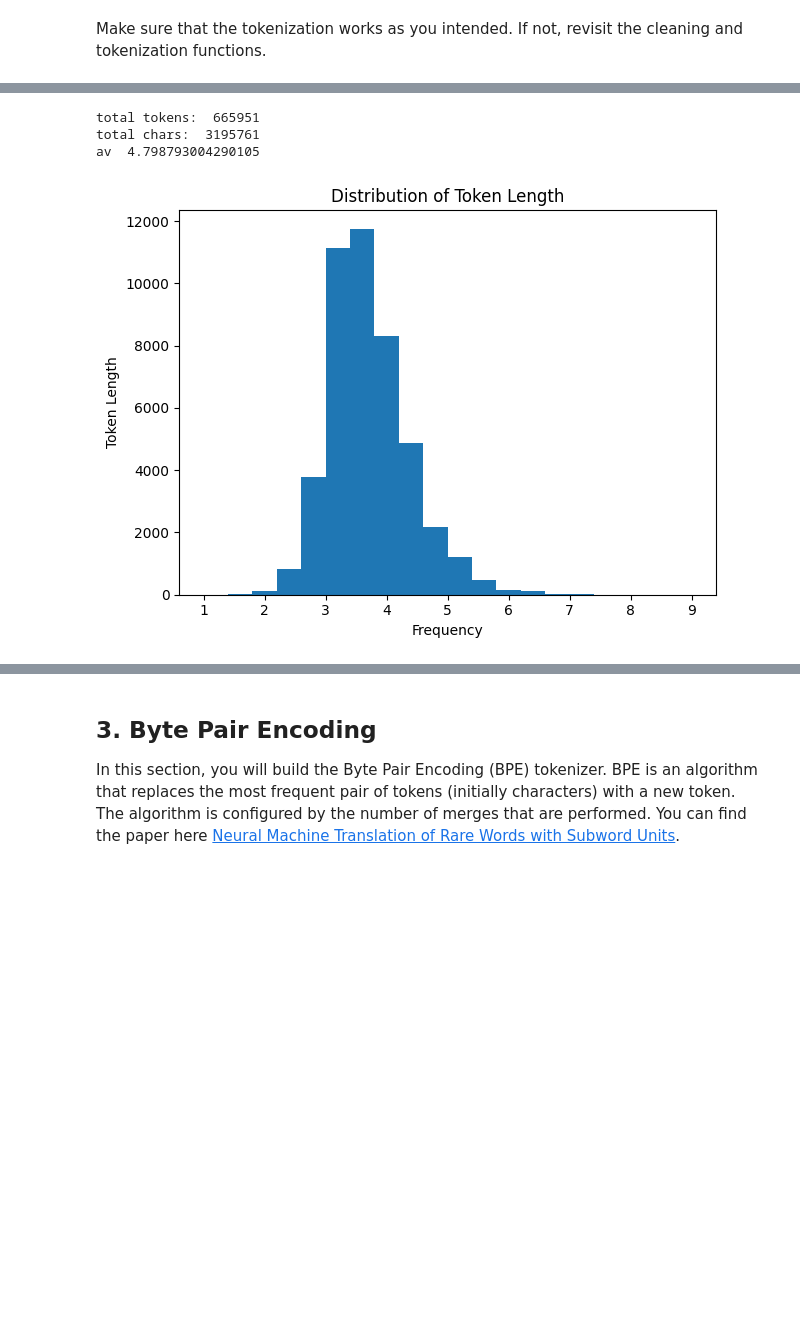
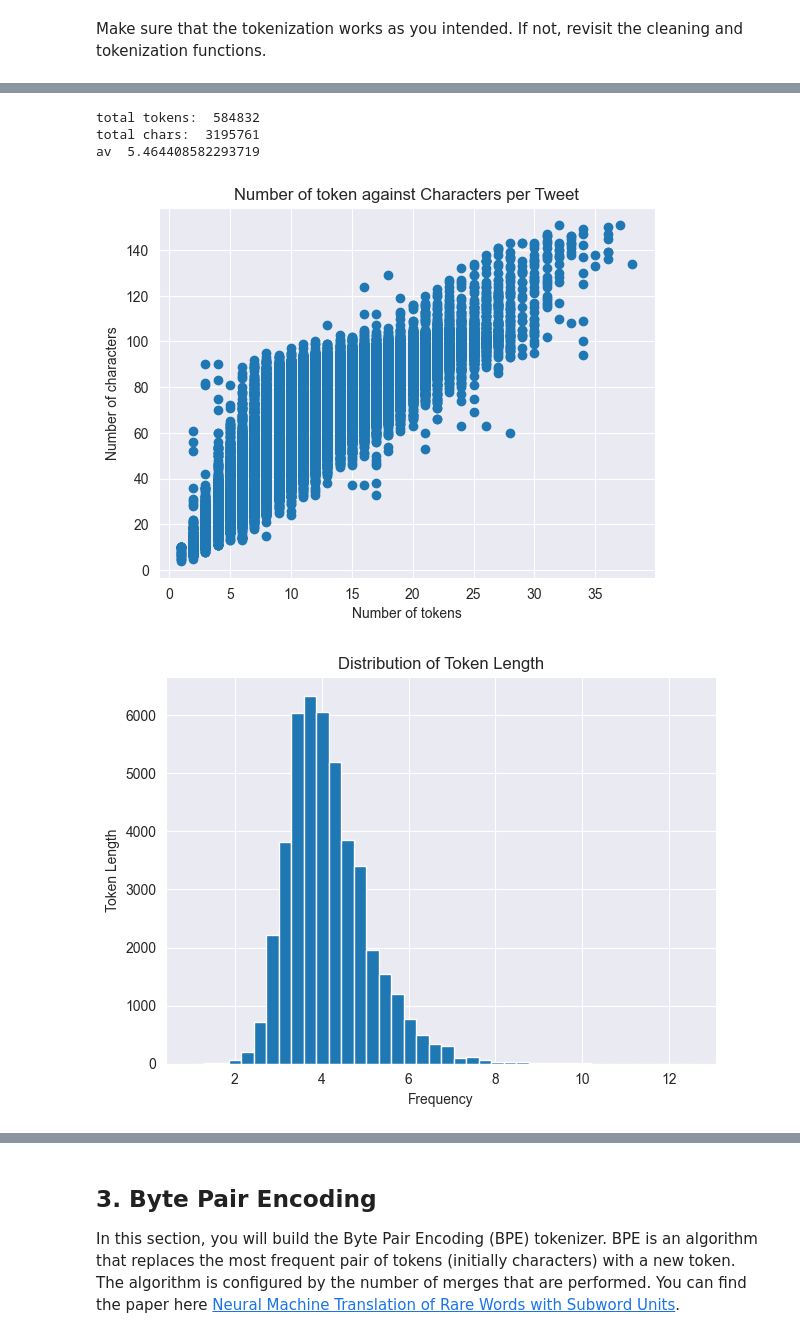
Before and after one commit to MaksiuMilcarz/NLP_Labs, a Jupyter notebook: lab1/lab1_empty_mario.ipynb, the cells around one changed output, grey strips where cells are left out. Saved outputs shown, nothing was run; the diff lists cells and outputs as text; code cells hidden in the pictures; blank space fills up the shorter version.

```diff
--- a/lab1/lab1_empty_mario.ipynb
+++ b/lab1/lab1_empty_mario.ipynb
@@ -388,11 +388,11 @@ def clean(example):
     text = re.sub(r"shan\'t\b", "shall not", text, flags=re.IGNORECASE)
     text = re.sub(r"\by\'all\b", "you all", text, flags=re.IGNORECASE)
 
-    # Unicode blabla to get rid weird spacing caused by emojis (for granted)
+    # Unicode blabla to get rid weird spacing caused by emojis, s(for granted)
     text = re.sub(r'\ufe0f', '', text)
 
     # 4. removing @user since it is very frequent and not very insightful
-    text = re.sub(r'@\w+', '', text)
+    text = re.sub(r'@user\b|(?<!\w)@|#', '', text, flags=re.IGNORECASE)
 
     # 5. Space out punctuation -required
     text = re.sub(r'([^\w\s])', r' \1 ', text)
@@ -601,13 +596,8 @@ def tokenize(example, vocab, unknown_token='<unk>'):
 
     ### YOUR CODE HERE
 
-    tokens = []
-
-    for token in text.split():
-        if token in vocab:
-            tokens.append(token)
-        else:
-            tokens.append(unknown_token)
+    tokens = text.split()
+    tokens = [token if token in vocab else unknown_token for token in tokens]
 
     ### YOUR CODE ENDS HERE
 
@@ -713,30 +707,38 @@ plt.show()
 # %%
 from statistics import mean
 
 total_tokens = 0
 for tweet in tweet_ds['train']:
     total_tokens += len(tweet['tokens'])
 
 total_characters = 0
 for tweet in tweet_ds['train']:
     total_characters += len(tweet['text'])
 
 print('total tokens: ', total_tokens)
 print('total chars: ', total_characters)
 print('av ', total_characters/total_tokens)
 
+plt.scatter([len(tokens) for tokens in tweet_ds['train']['tokens']], [len(example['clean']) for example in tweet_ds['train']])
+plt.title("Number of token against Characters per Tweet")
+plt.xlabel('Number of tokens')
+plt.ylabel('Number of characters')
+plt.show()
+
+
 mean_token_length_per_tweet = [mean([len(token) for token in tweet['tokens']]) for tweet in tweet_ds['train']]
 plt.hist(mean_token_length_per_tweet, bins=40)
 plt.title("Distribution of Token Length")
 plt.xlabel("Frequency")
 plt.ylabel("Token Length")
 plt.tight_layout()
 plt.show()
 # %% [output]
-total tokens:  665951
+total tokens:  584832
 total chars:  3195761
-av  4.798793004290105
+av  5.464408582293719
-[figure, old version]
+[figure, new version]
+[figure, added]
 # %%
 results = []
 
```
Also changed, not shown: parts of 17 cells of this notebook, 1 other file.
